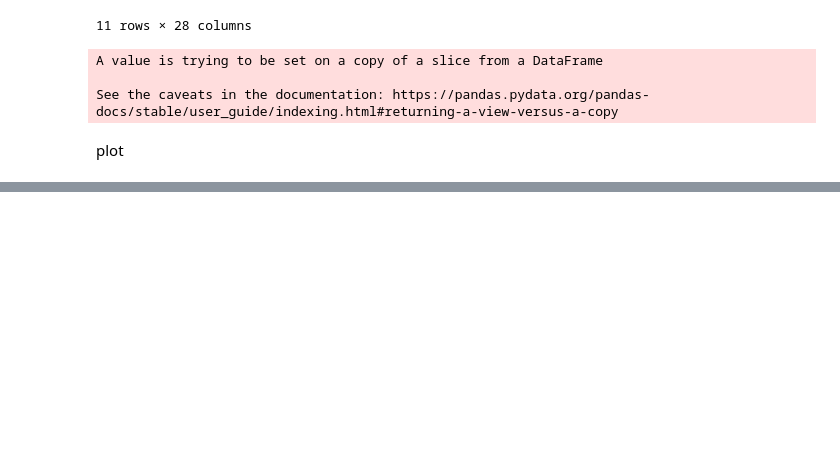
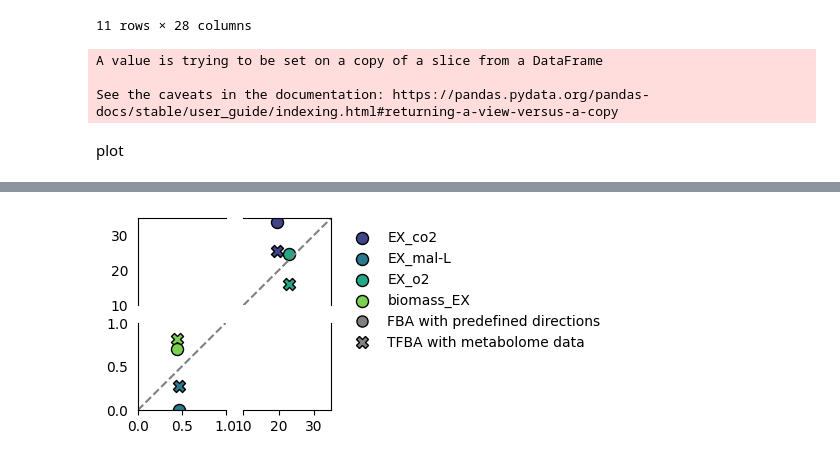
Before and after one commit to molecular-systems-biology/thermo-flux, a Jupyter notebook: Results_protocol_paper_2024/results_C_ecoli/3_ecoli_tfba_gurscan.ipynb, the cells around one changed output, grey strips where cells are left out. Saved outputs shown, nothing was run; the diff lists cells and outputs as text; code cells hidden in the pictures; blank space fills up the shorter version.

```diff
--- a/Results_protocol_paper_2024/results_C_ecoli/3_ecoli_tfba_gurscan.ipynb
+++ b/Results_protocol_paper_2024/results_C_ecoli/3_ecoli_tfba_gurscan.ipynb
@@ -198,7 +301,7 @@ ecolimodel_bigg.reactions.EX_succ_e.bounds=(-15.724824,-15.724824)
 fbasol_df=ecolimodel_bigg.optimize().to_frame().loc[[r.id for r in ecolimodel_bigg.boundary]]
 df_fba=fbasol_df[fbasol_df['fluxes']!=0]['fluxes']
 # %%
-df_fba.loc['biomass_EX']=ecolimodel_bigg.optimize().to_frame().loc['BIOMASS_Ecoli','fluxes']#BIOMASS_Ecoli
+df_fba.loc['biomass_EX']=ecolimodel_bigg.optimize().to_frame().loc['BIOMASS_Ecoli','fluxes'].copy()#BIOMASS_Ecoli
 df_fba.index=[s.replace('_e','') for s in df_fba.index]
 # %% [output]
 A value is trying to be set on a copy of a slice from a DataFrame
@@ -231,3 +318,80 @@ ax.set_yscale('symlog',linthresh=0.1)
 # %%
-df_fba.loc[common_mets],x
+import matplotlib.pyplot as plt
+import numpy as np
+
+x = abs(df_wide.loc['WT-Succ_I'].dropna())
+
+# Define your “break points”
+x_break = (0, 1)   # first x-axis range
+x_break2 = (10, 35) # second x-axis range
+
+y_break = (0, 1)    # first y-axis range
+y_break2 = (10, 35) # second y-axis range
+
+fig, axes = plt.subplots(2, 2, figsize=(2.5,2.5), sharex='col', sharey='row')
+
+# flatten for convenience
+axes = axes.flatten()
+
+common_mets_t = x.index.intersection(df_tfba.index)
+common_mets = x.index.intersection(df_fba.index)
+common_mets=common_mets.drop('EX_succ')
+common_mets_t=common_mets_t.drop('EX_succ')
+for m in [m for m in common_mets_t if m not in common_mets]:
+    df_fba.loc[m] = 0
+
+# Scatter each quadrant
+vircols=sns.color_palette('viridis',n_colors=len(common_mets))
+for ax in axes:
+    for color,rxn in zip(vircols,common_mets):
+        ax.scatter(x.loc[rxn],abs(df_tfba.loc[rxn]),s=75,edgecolor='black', marker='X',color=color)
+        ax.scatter(x.loc[rxn],abs(df_fba.loc[rxn]),s=75,edgecolor='black', marker='o',color=color,label=rxn)
+
+#diag for bot left and top right
+
+# Set limits
+axes[0].set_xlim(x_break)
+axes[0].set_ylim(y_break2)
+
+axes[1].set_xlim(x_break2)
+axes[1].set_ylim(y_break2)
+
+axes[2].set_xlim(x_break)
+axes[2].set_ylim(y_break)
+axes[3].set_xlim(x_break2)
+axes[3].set_ylim(y_break)
+# Hide inner spines
+axes[0].spines['bottom'].set_visible(False)
+axes[1].spines['bottom'].set_visible(False)
+axes[2].spines['top'].set_visible(False)
+axes[3].spines['top'].set_visible(False)
+axes[1].spines['left'].set_visible(False)
+axes[3].spines['left'].set_visible(False)
+axes[0].spines['right'].set_visible(False)
+axes[2].spines['right'].set_visible(False)
+
+# Remove ticks where appropriate
+axes[0].xaxis.set_tick_params(bottom=False)
+axes[1].xaxis.set_tick_params(bottom=False)
+axes[1].yaxis.set_tick_params(left=False)
+axes[3].yaxis.set_tick_params(left=False)
+
+axes[1].plot([0,1],[0,1],transform=axes[1].transAxes,color='grey',linestyle='--'  )
+axes[2].plot([0,1],[0,1],transform=axes[2].transAxes,color='grey',linestyle='--'  )
+##legend
+# get existing handles (reaction colors)
+handles, labels = axes[3].get_legend_handles_labels()
+
+# append marker legend
+handles += [fba_handle, tfba_handle]
+
+axes[1].legend(
+    handles=handles,
+    frameon=False,
+    bbox_to_anchor=(1.05, 1)
+)
+##savefig
+##save
+# plt.savefig(f'{FOLDER_PLOTS}ecoli_scatter_tfba_vs_fba_SUCC.png',dpi=300,bbox_inches='tight')
+# plt.savefig(f'{FOLDER_PLOTS}ecoli_scatter_tfba_vs_fba_SUCC.svg',dpi=300,bbox_inches='tight')
 # %% [output]
@@ -248 +398,2 @@ df_fba.loc[common_mets],x
+[figure, added]
 # %%
```
Also changed, not shown: parts of 12 cells of this notebook, 20 other files.
